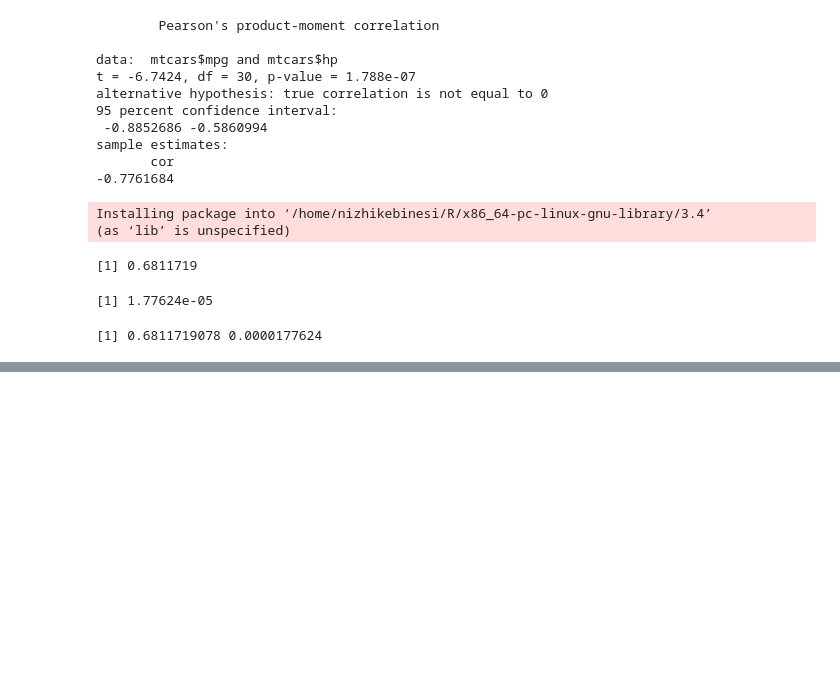
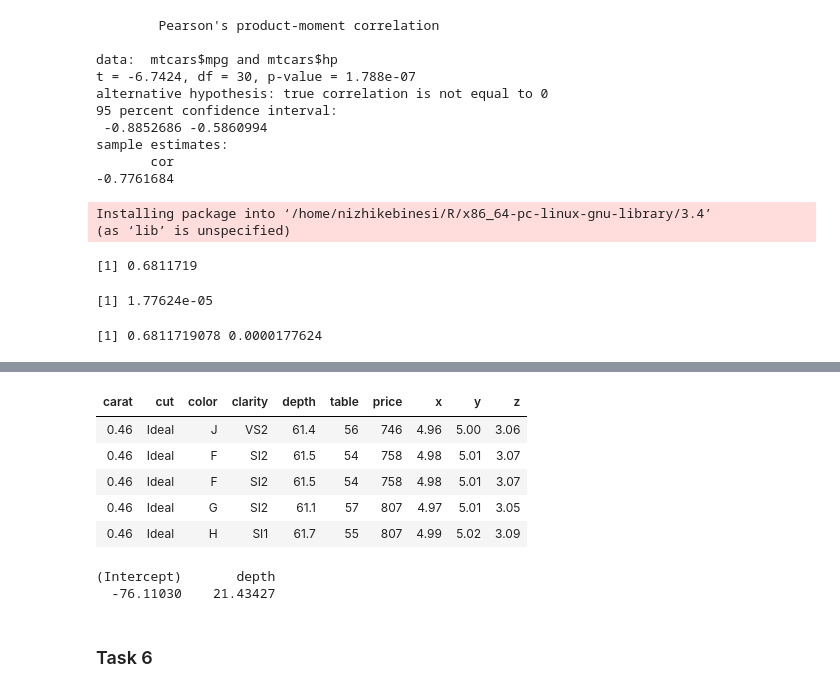
Before and after one commit to skripov-ds-ai/code_problems_r, a Jupyter notebook: data_analysis_in_r/3.1 module.ipynb, the cells around one changed output, grey strips where cells are left out. Cells and saved outputs as stored; diff of their text form; code cells hidden in the pictures; blank space fills up the shorter version.

```diff
--- a/data_analysis_in_r/3.1 module.ipynb
+++ b/data_analysis_in_r/3.1 module.ipynb
@@ -51,0 +171,11 @@ corr.calc(mtcars[, c(1,5)])
+# %%
+df <- subset(diamonds, cut == 'Ideal' & carat == 0.46)
+# %%
+head(df, 5)
+# %% [output]
+| carat | cut | color | clarity | depth | table | price | x | y | z |
+| 0.46 | Ideal | J | VS2 | 61.4 | 56 | 746 | 4.96 | 5.00 | 3.06 |
+| 0.46 | Ideal | F | SI2 | 61.5 | 54 | 758 | 4.98 | 5.01 | 3.07 |
+| 0.46 | Ideal | F | SI2 | 61.5 | 54 | 758 | 4.98 | 5.01 | 3.07 |
+| 0.46 | Ideal | G | SI2 | 61.1 | 57 | 807 | 4.97 | 5.01 | 3.05 |
+| 0.46 | Ideal | H | SI1 | 61.7 | 55 | 807 | 4.99 | 5.02 | 3.09 |
@@ -51,0 +184,7 @@ corr.calc(mtcars[, c(1,5)])
+# %%
+fit$coefficients
+# %% [output]
+(Intercept)       depth
+  -76.11030    21.43427
+# %% [markdown]
+### Task 6
```
Also changed, not shown: parts of 36 cells of this notebook, 5 other files.
